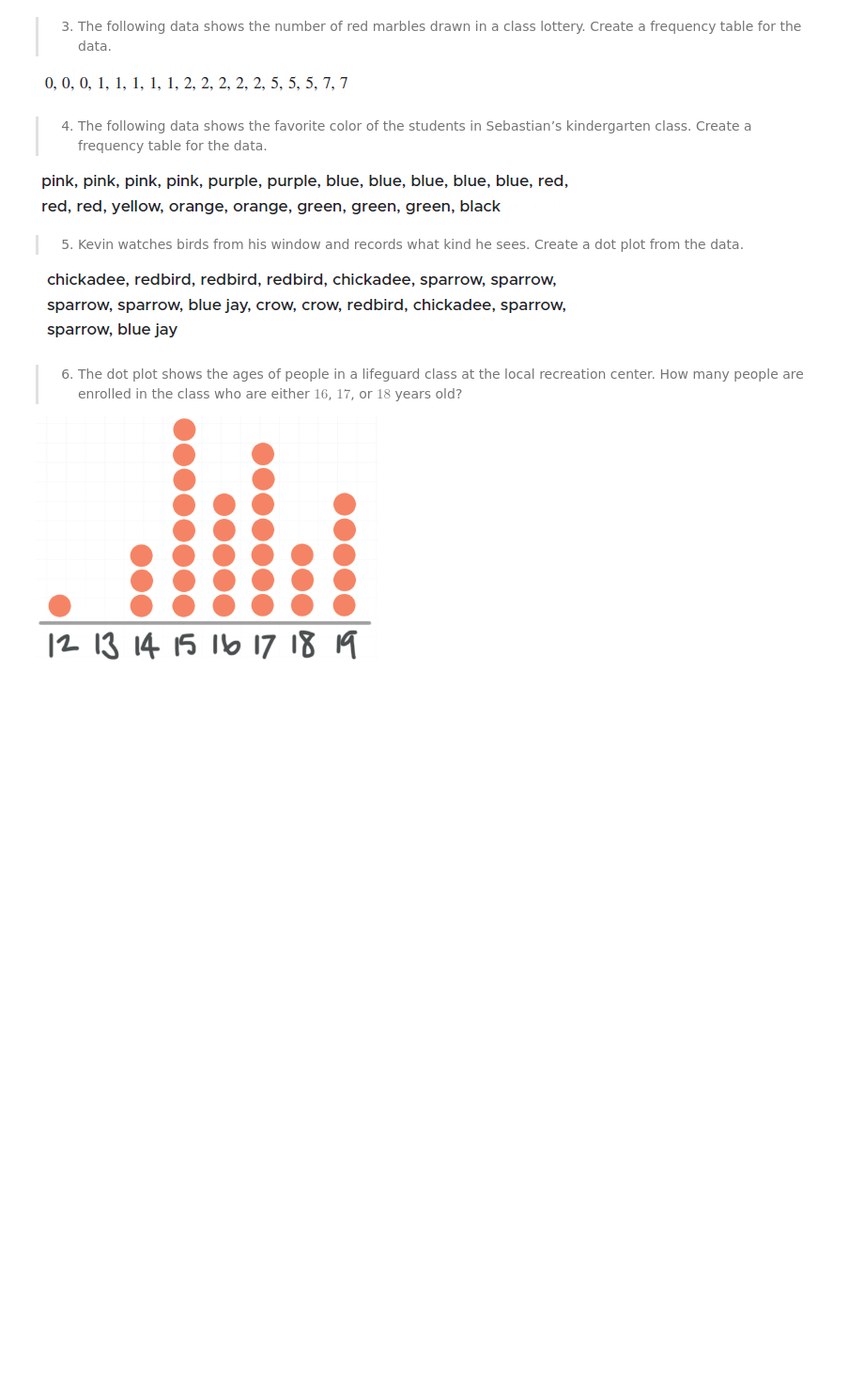
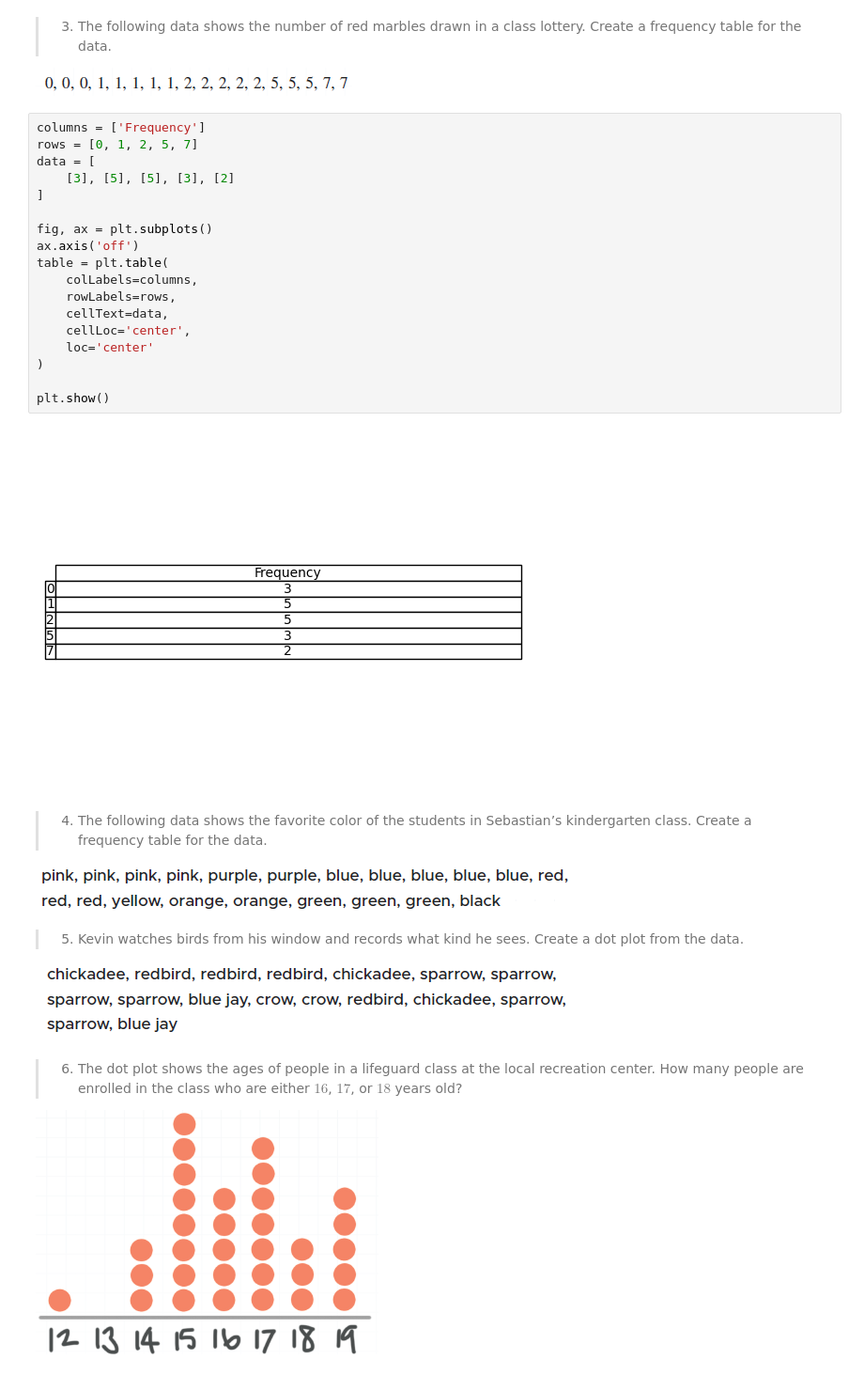
Before and after one commit to acasasis-dev/become-a-probability-n-statistics-master, a Jupyter notebook: bonus/section-02-visualizing-data/exercise-06-frequency-tables-n-dot-plots.ipynb, the cells around one changed output. Shown at 94% size. Saved outputs shown, nothing was run; the diff lists cells and outputs as text; blank space fills up the shorter version.

```diff
--- a/bonus/section-02-visualizing-data/exercise-06-frequency-tables-n-dot-plots.ipynb
+++ b/bonus/section-02-visualizing-data/exercise-06-frequency-tables-n-dot-plots.ipynb
@@ -16,6 +79,26 @@ grocery store. Create a frequency table from the dot plot.
 lottery. Create a frequency table for the data.
 
 ![image.png](attachment:image.png)
+# %%
+columns = ['Frequency']
+rows = [0, 1, 2, 5, 7]
+data = [
+	[3], [5], [5], [3], [2]
+]
+
+fig, ax = plt.subplots()
+ax.axis('off')
+table = plt.table(
+	colLabels=columns,
+	rowLabels=rows,
+	cellText=data,
+	cellLoc='center',
+	loc='center'
+)
+
+plt.show()
+# %% [output]
+[figure, added]
 # %% [markdown]
 > 4. The following data shows the favorite color of the students in
 Sebastian’s kindergarten class. Create a frequency table for the data.
```
Also changed, not shown: parts of 3 cells of this notebook.
